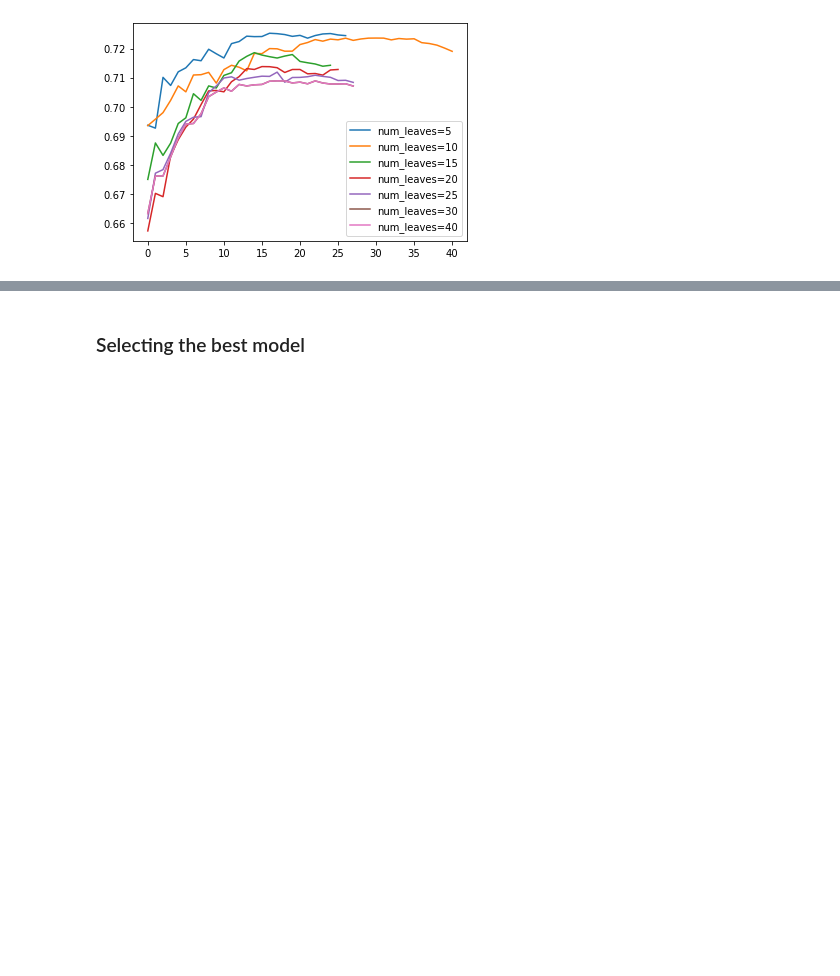
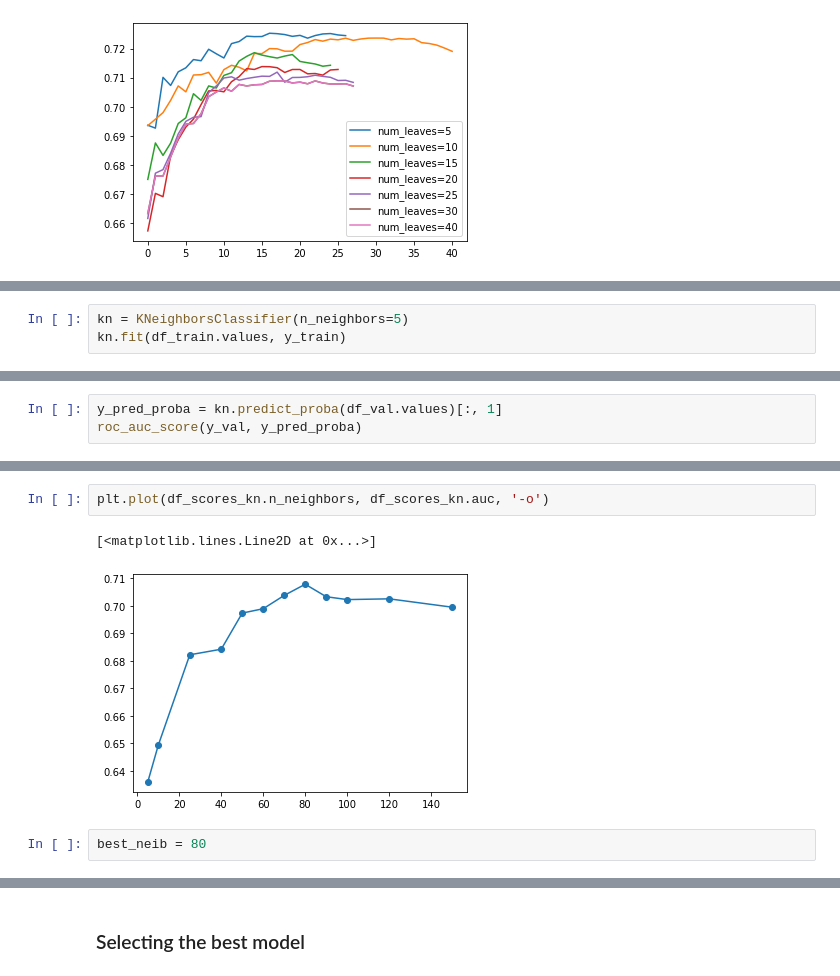
Before and after one commit to DZorikhin/heart-desease-pred, a Jupyter notebook: notebook.ipynb, the cells around one changed output, grey strips where cells are left out. Cells and saved outputs as stored; diff of their text form; blank space fills up the shorter version.

```diff
--- a/notebook.ipynb
+++ b/notebook.ipynb
@@ -1124,0 +1126,3 @@ ROC AUC metric for best LightGBM: 0.727
+# %%
+kn = KNeighborsClassifier(n_neighbors=5)
+kn.fit(df_train.values, y_train)
@@ -1124,0 +1131,3 @@ ROC AUC metric for best LightGBM: 0.727
+# %%
+y_pred_proba = kn.predict_proba(df_val.values)[:, 1]
+roc_auc_score(y_val, y_pred_proba)
@@ -1124,0 +1148,7 @@ ROC AUC metric for best LightGBM: 0.727
+# %%
+plt.plot(df_scores_kn.n_neighbors, df_scores_kn.auc, '-o')
+# %% [output]
+[<matplotlib.lines.Line2D at 0x...>]
+[figure, added]
+# %%
+best_neib = 80
```
Also changed, not shown: parts of 16 cells of this notebook.
